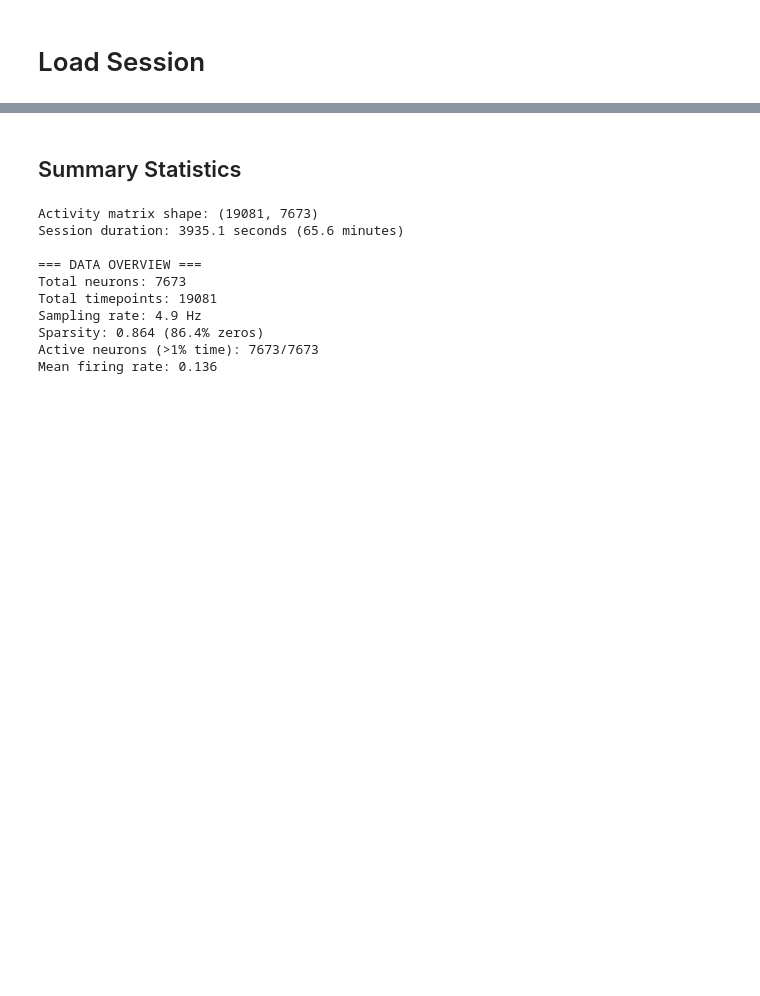
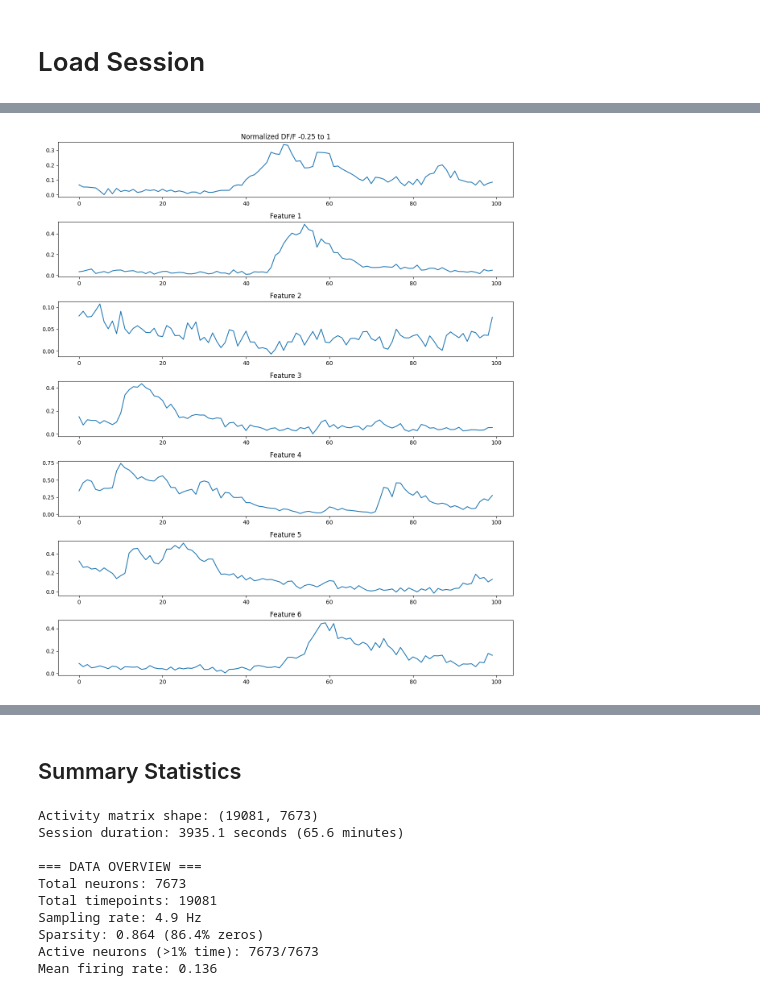
Before and after one commit to the-rich-piana/mpci-transformer, a Jupyter notebook: 1_ANALYSIS/1_1_Explore_Deconv_Session.ipynb, the cells around one changed output, grey strips where cells are left out. Cells and saved outputs as stored; diff of their text form; code cells hidden in the pictures; blank space fills up the shorter version.

```diff
--- a/1_ANALYSIS/1_1_Explore_Deconv_Session.ipynb
+++ b/1_ANALYSIS/1_1_Explore_Deconv_Session.ipynb
@@ -26,0 +61,38 @@ session.eid
+# %%
+def _robust_normalize(data):
+    """Apply robust per-neuron normalization"""
+    # Use 0.5th and 99.5th percentiles for extremely robust scaling
+    q005 = np.percentile(data, 0.5, axis=0, keepdims=True)
+    q995 = np.percentile(data, 99.5, axis=0, keepdims=True)
+
+    # Ensure non-zero range
+    data_range = q995 - q005
+    data_range = np.maximum(data_range, 0.1)  # Minimum range of 0.1
+
+    # Scale to [0, 1] range
+    normalized = (data - q005) / data_range
+
+    # Clip extreme outliers
+    normalized = np.clip(normalized, -0.25, 1.5)
+
+    # Store normalization parameters
+    norm_params = {
+        'q005': q005,
+        'q995': q995,
+        'data_range': data_range,
+        'method': 'robust_percentile_0.5_99.5'
+    }
+
+    return normalized
+# %%
+normalized_activity_dff= _robust_normalize(activity_dff)
+
+fig, axes = plt.subplots(7, 1, figsize=(12, 14))
+for i in range(7):
+    sns.lineplot(x=range(100), y=normalized_activity_dff[0:100, i], ax=axes[i])
+    axes[i].set_title(f'Feature {i}')
+axes[0].set_title("Normalized DF/F -0.25 to 1")
+plt.tight_layout()
+plt.show()
+# %% [output]
+[figure, added]
```
Also changed, not shown: parts of 8 cells of this notebook, 30 other files.
